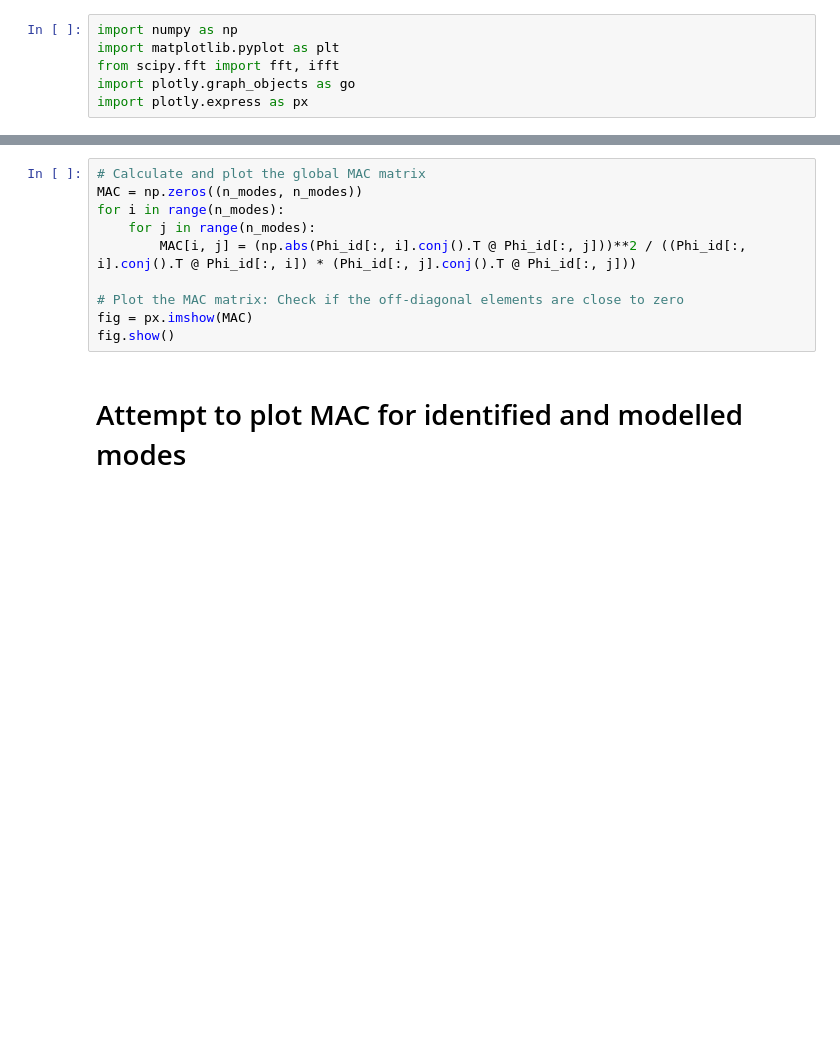
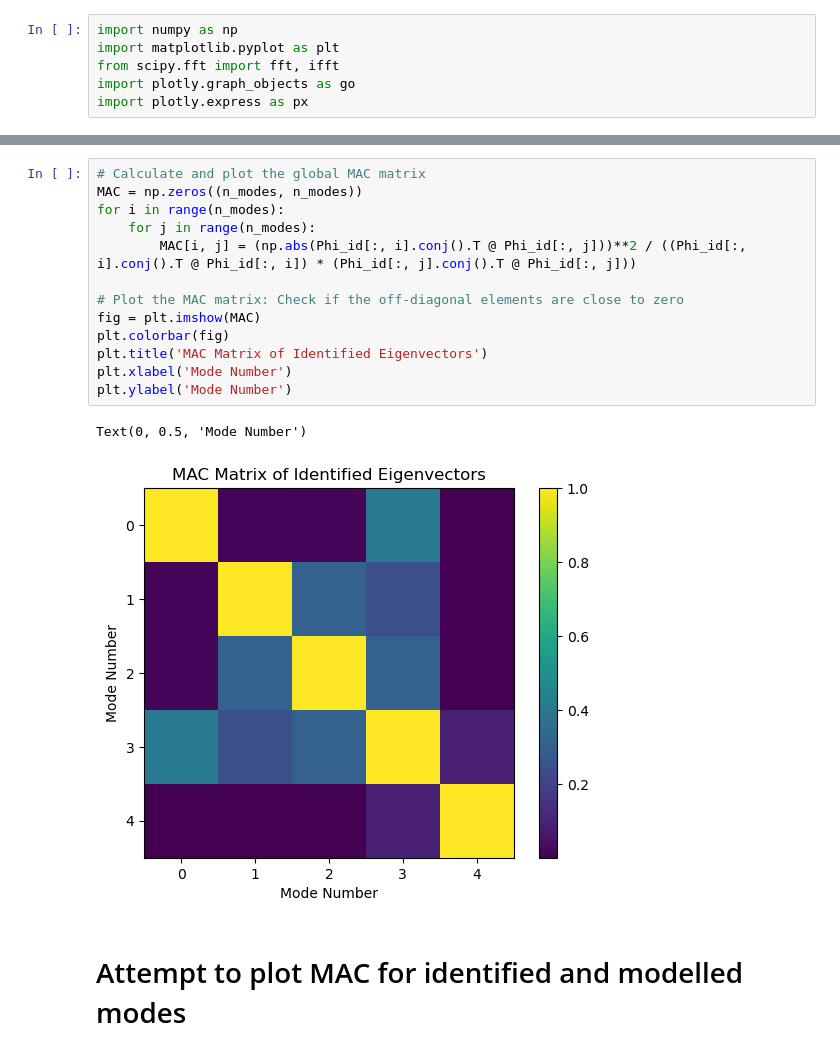
Before and after one commit to Aminealami16/Monitoring-of-Structural-Health-and-Geohazards, a Jupyter notebook: vibration_of_building/validation.ipynb, the cells around one changed output, grey strips where cells are left out. Drawn from its saved outputs; the diff is of its cells as text; blank space fills up the shorter version.

Commit message:
MAC matrix plotted

```diff
--- a/vibration_of_building/validation.ipynb
+++ b/vibration_of_building/validation.ipynb
@@ -21,13 +21,19 @@ print(n_modes)
 # %%
 # Calculate and plot the global MAC matrix
 MAC = np.zeros((n_modes, n_modes))
 for i in range(n_modes):
     for j in range(n_modes):
         MAC[i, j] = (np.abs(Phi_id[:, i].conj().T @ Phi_id[:, j]))**2 / ((Phi_id[:, i].conj().T @ Phi_id[:, i]) * (Phi_id[:, j].conj().T @ Phi_id[:, j]))
 
 # Plot the MAC matrix: Check if the off-diagonal elements are close to zero
-fig = px.imshow(MAC)
-fig.show()
+fig = plt.imshow(MAC)
+plt.colorbar(fig)
+plt.title('MAC Matrix of Identified Eigenvectors')
+plt.xlabel('Mode Number')
+plt.ylabel('Mode Number')
+# %% [output]
+Text(0, 0.5, 'Mode Number')
+[figure, added]
 # %% [markdown]
 # Attempt to plot MAC for identified and modelled modes
 # %%
```
Also changed, not shown: parts of 2 cells of this notebook, 5 other files.
